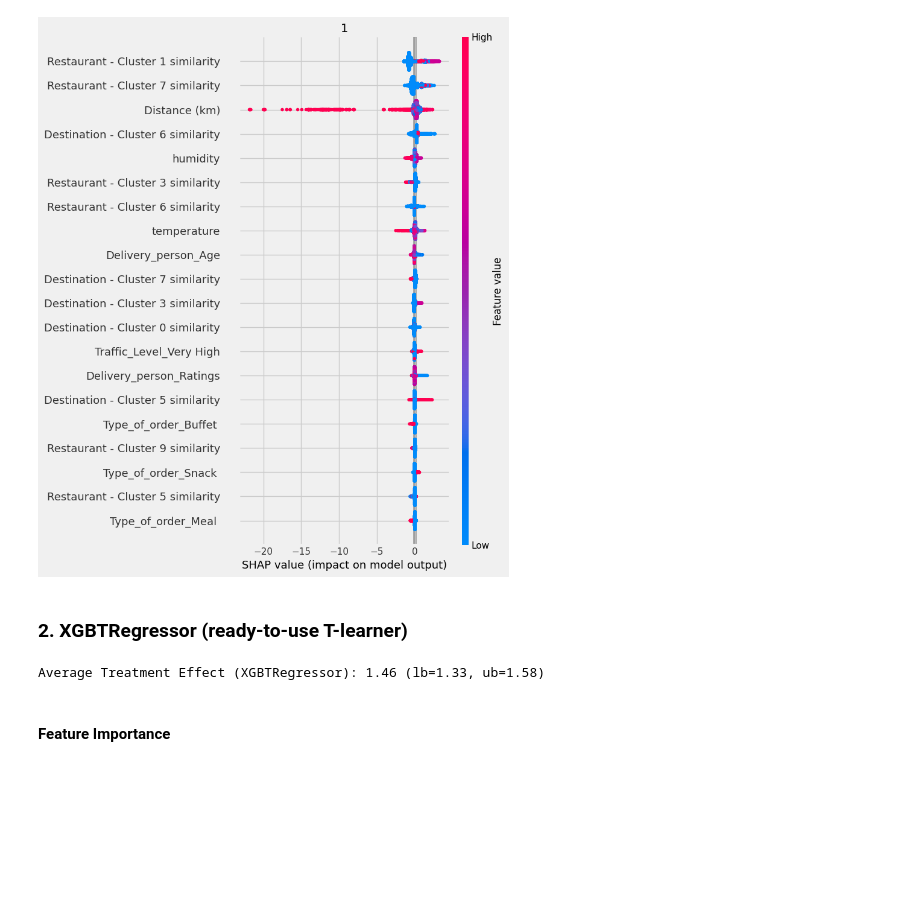
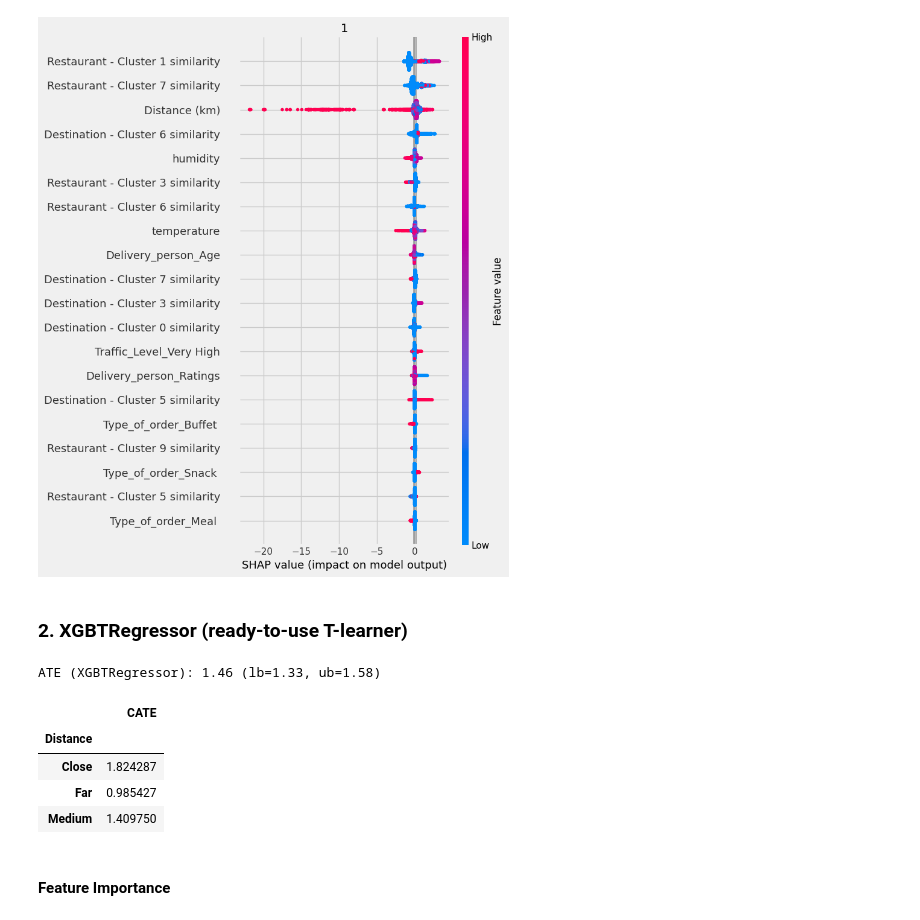
Before and after one commit to arial0322/Causal-Inference, a Jupyter notebook: causal_inference.ipynb, the cells around one changed output. Drawn from its saved outputs; the diff is of its cells as text; code cells hidden in the pictures; blank space fills up the shorter version.

```diff
--- a/causal_inference.ipynb
+++ b/causal_inference.ipynb
@@ -575,9 +603,24 @@ And if memory is not enough, you can set `force_col_wise=true`.
 # %%
 learner_t = XGBTRegressor(random_state=42)
 ate_t, lb_t, ub_t = learner_t.estimate_ate(X=X, treatment=treatment, y=y)
-print('Average Treatment Effect (XGBTRegressor): {:.2f} (lb={:.2f}, ub={:.2f})'.format(ate_t[0], lb_t[0], ub_t[0]))
+print('ATE (XGBTRegressor): {:.2f} (lb={:.2f}, ub={:.2f})'.format(ate_t[0], lb_t[0], ub_t[0]))
 # %% [output]
-Average Treatment Effect (XGBTRegressor): 1.46 (lb=1.33, ub=1.58)
+ATE (XGBTRegressor): 1.46 (lb=1.33, ub=1.58)
+# %%
+ite_t = learner_t.fit_predict(X=X, treatment=treatment, y=y)
+
+df_cate = pd.DataFrame(X)
+df_cate["ITE"] = ite_t
+df_cate['Distance'] = df_cate['Distance (km)'].apply(lambda x: 'Close' if x <= 10 else ('Far' if x > 20 else 'Medium'))
+
+cate_by_distance = df_cate.groupby("Distance")["ITE"].agg(CATE='mean')
+cate_by_distance
+# %% [output]
+|  | CATE |
+| Distance |  |
+| Close | 1.824287 |
+| Far | 0.985427 |
+| Medium | 1.409750 |
 # %% [markdown]
 #### Feature Importance
 # %%
```
Also changed, not shown: parts of 17 cells of this notebook.
